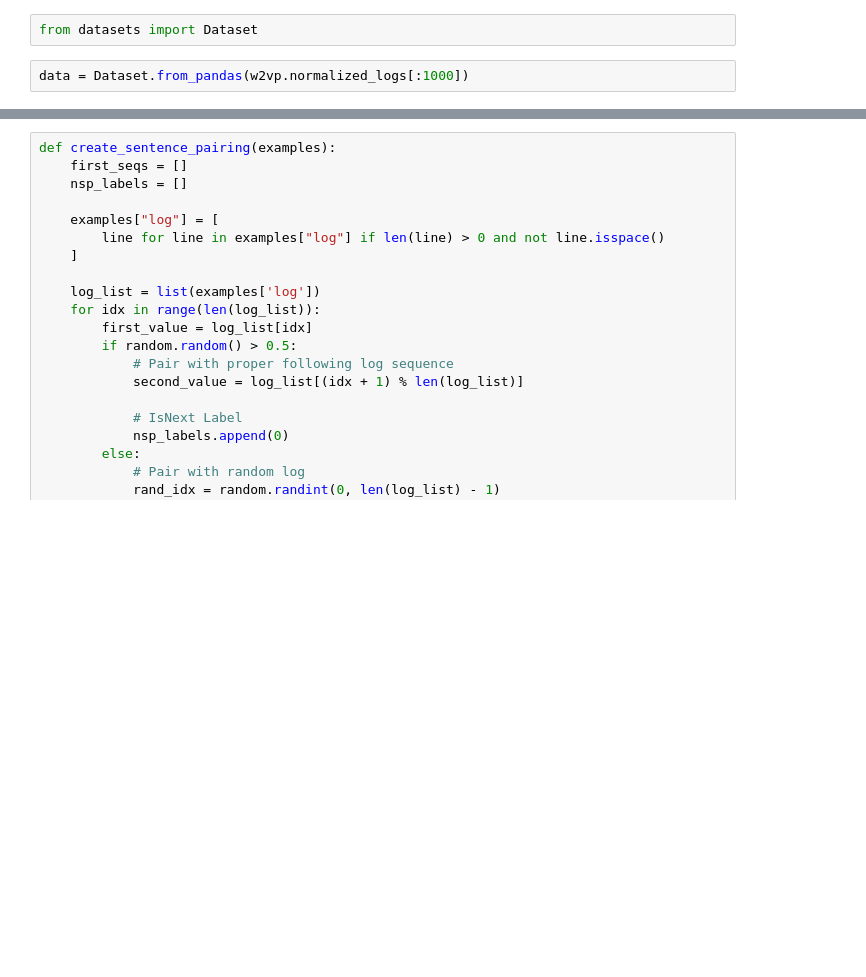
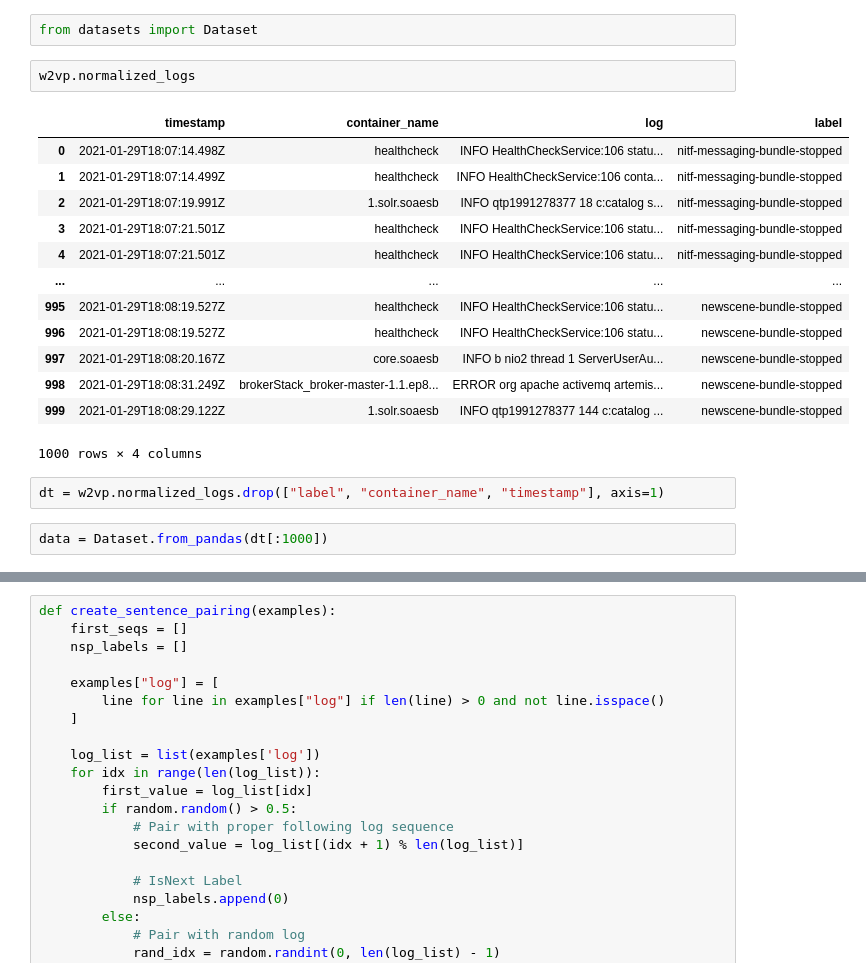
Before and after one commit to whytheevanssoftware/log-analyzer, a Jupyter notebook: assets/notebooks/longruntransformer.ipynb, the cells around one changed output, grey strips where cells are left out. Saved outputs shown, nothing was run; the diff lists cells and outputs as text; blank space fills up the shorter version.

```diff
--- a/assets/notebooks/longruntransformer.ipynb
+++ b/assets/notebooks/longruntransformer.ipynb
@@ -937,8 +937,26 @@ preprocessing_config = PreprocessingPipelineConfig()
 preprocessing_config.load(config_path)
 # %%
 from datasets import Dataset
+# %%
+w2vp.normalized_logs
+# %% [output]
+|  | timestamp | container_name | log | label |
+| 0 | 2021-01-29T18:07:14.498Z | healthcheck | INFO HealthCheckService:106 statu... | nitf-messaging-bundle-stopped |
+| 1 | 2021-01-29T18:07:14.499Z | healthcheck | INFO HealthCheckService:106 conta... | nitf-messaging-bundle-stopped |
+| 2 | 2021-01-29T18:07:19.991Z | 1.solr.soaesb | INFO qtp1991278377 18 c:catalog s... | nitf-messaging-bundle-stopped |
+| 3 | 2021-01-29T18:07:21.501Z | healthcheck | INFO HealthCheckService:106 statu... | nitf-messaging-bundle-stopped |
+| 4 | 2021-01-29T18:07:21.501Z | healthcheck | INFO HealthCheckService:106 statu... | nitf-messaging-bundle-stopped |
+| ... | ... | ... | ... | ... |
+| 995 | 2021-01-29T18:08:19.527Z | healthcheck | INFO HealthCheckService:106 statu... | newscene-bundle-stopped |
+| 996 | 2021-01-29T18:08:19.527Z | healthcheck | INFO HealthCheckService:106 statu... | newscene-bundle-stopped |
+| 997 | 2021-01-29T18:08:20.167Z | core.soaesb | INFO b nio2 thread 1 ServerUserAu... | newscene-bundle-stopped |
+| 998 | 2021-01-29T18:08:31.249Z | brokerStack_broker-master-1.1.ep8... | ERROR org apache activemq artemis... | newscene-bundle-stopped |
+| 999 | 2021-01-29T18:08:29.122Z | 1.solr.soaesb | INFO qtp1991278377 144 c:catalog ... | newscene-bundle-stopped |
+1000 rows × 4 columns
+# %%
+dt = w2vp.normalized_logs.drop(["label", "container_name", "timestamp"], axis=1)
 # %%
-data = Dataset.from_pandas(w2vp.normalized_logs[:1000])
+data = Dataset.from_pandas(dt[:1000])
 # %%
 def sample_generator(dataset, tokenizer, mlm_probability=0.15, pad_to_multiple_of=None):
     if tokenizer.mask_token is None:
```
Also changed, not shown: parts of 8 cells of this notebook.
